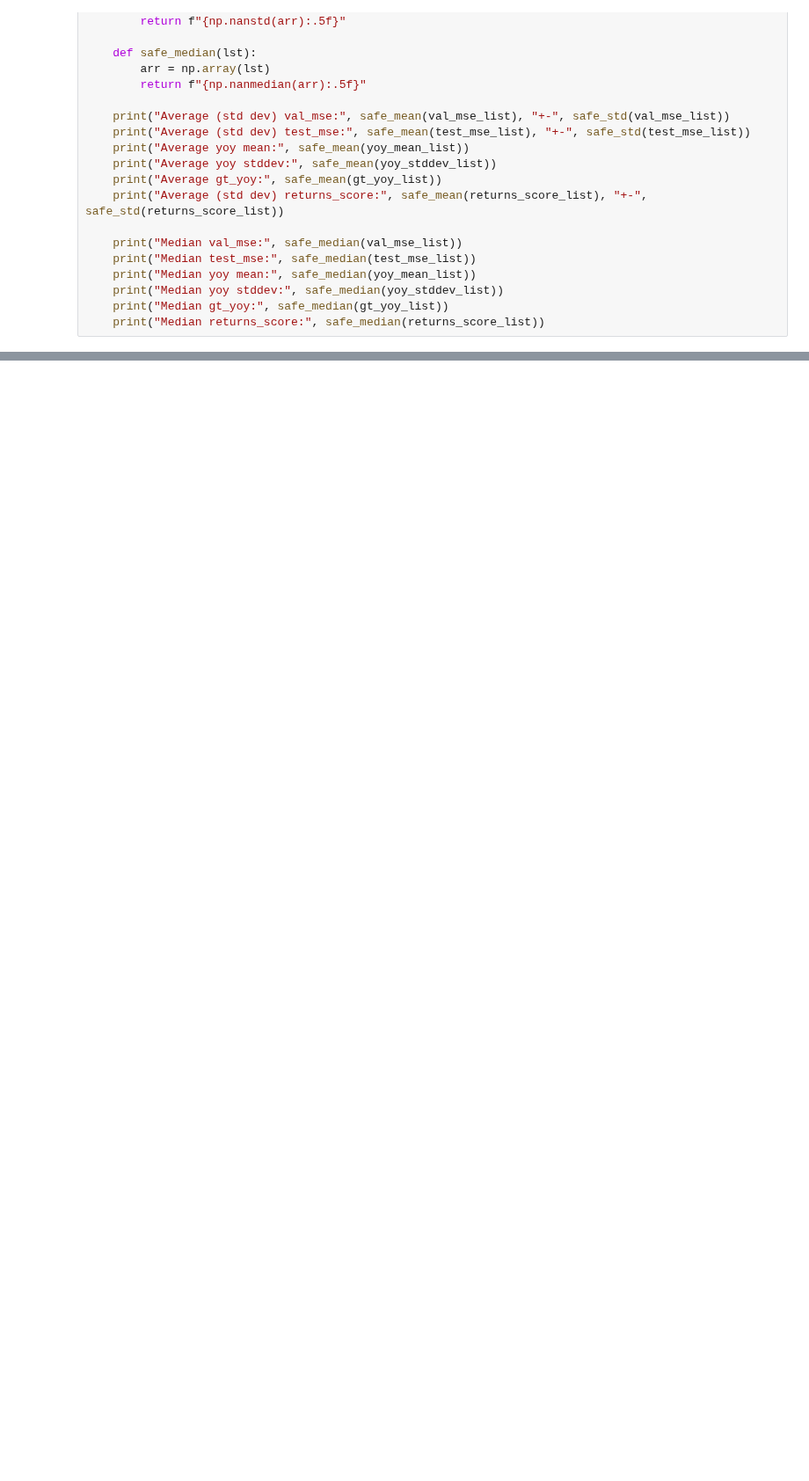
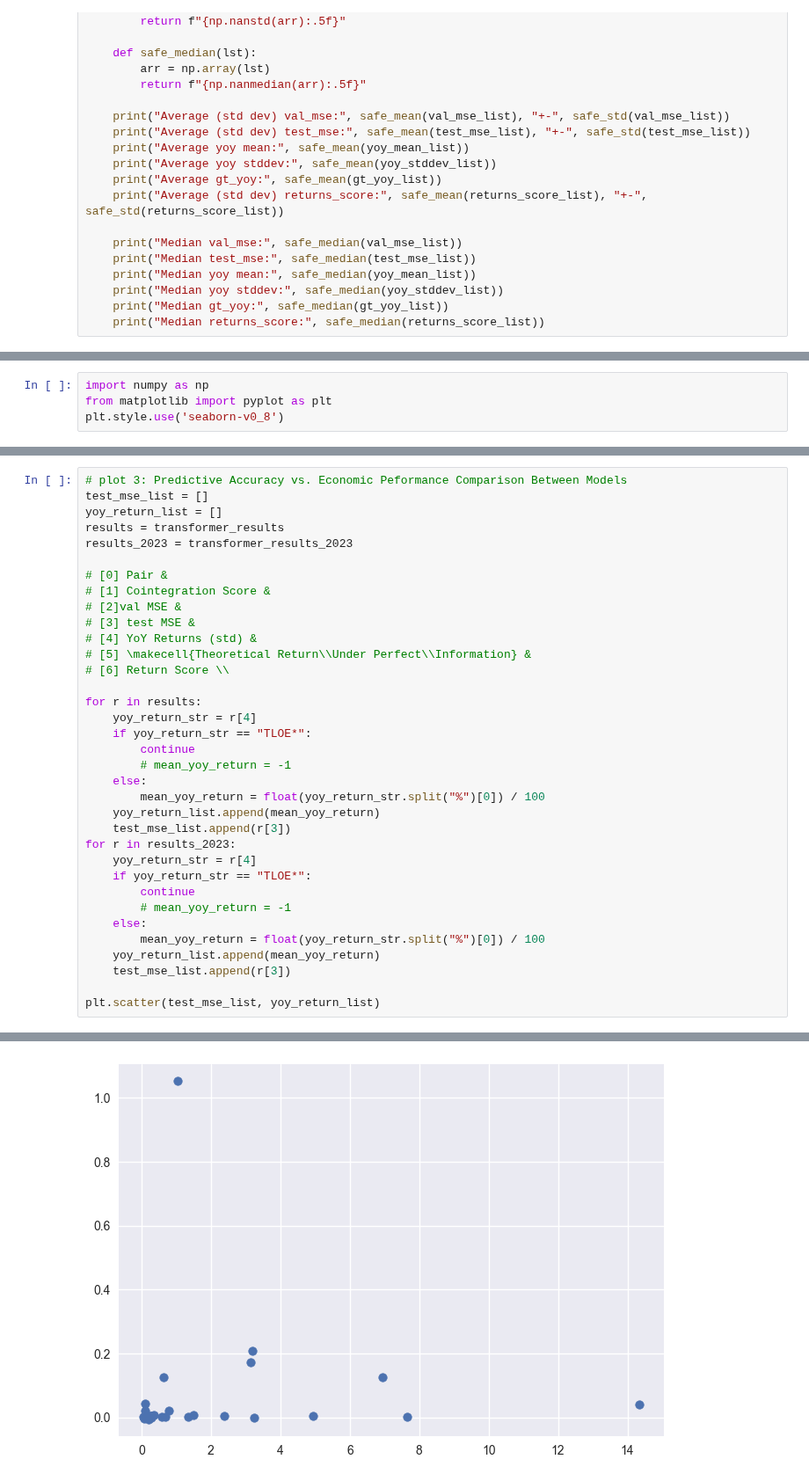
Before and after one commit to maviddoerdijk/bsc-thesis, a Jupyter notebook: exp/process_results.ipynb, the cells around one changed output, grey strips where cells are left out. Shown at 88% size. Drawn from its saved outputs; the diff is of its cells as text; blank space fills up the shorter version.

Commit message:
[add] process results logic

```diff
--- a/exp/process_results.ipynb
+++ b/exp/process_results.ipynb
@@ -419,0 +438,4 @@ time_moe_results
+# %%
+import numpy as np
+from matplotlib import pyplot as plt
+plt.style.use('seaborn-v0_8')
@@ -419,0 +531,36 @@ time_moe_results
+# %%
+# plot 3: Predictive Accuracy vs. Economic Peformance Comparison Between Models
+test_mse_list = []
+yoy_return_list = []
+results = transformer_results
+results_2023 = transformer_results_2023
+
+# [0] Pair &
+# [1] Cointegration Score &
+# [2]val MSE &
+# [3] test MSE &
+# [4] YoY Returns (std) &
+# [5] \makecell{Theoretical Return\\Under Perfect\\Information} &
+# [6] Return Score \\
+
+for r in results:
+    yoy_return_str = r[4]
+    if yoy_return_str == "TLOE*":
+        continue
+        # mean_yoy_return = -1
+    else:
+        mean_yoy_return = float(yoy_return_str.split("%")[0]) / 100
+    yoy_return_list.append(mean_yoy_return)
+    test_mse_list.append(r[3])
+for r in results_2023:
+    yoy_return_str = r[4]
+    if yoy_return_str == "TLOE*":
+        continue
+        # mean_yoy_return = -1
+    else:
+        mean_yoy_return = float(yoy_return_str.split("%")[0]) / 100
+    yoy_return_list.append(mean_yoy_return)
+    test_mse_list.append(r[3])
+
+plt.scatter(test_mse_list, yoy_return_list)
+# %% [output]
@@ -419,0 +568 @@ time_moe_results
+[figure, added]
```
Also changed, not shown: parts of 10 cells of this notebook.
